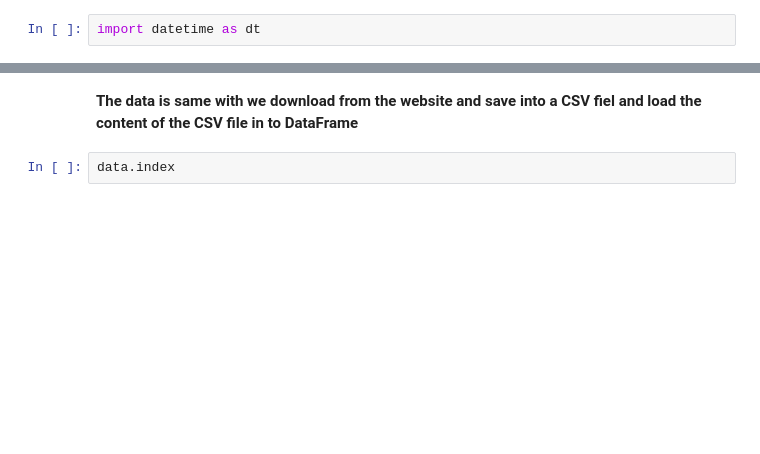
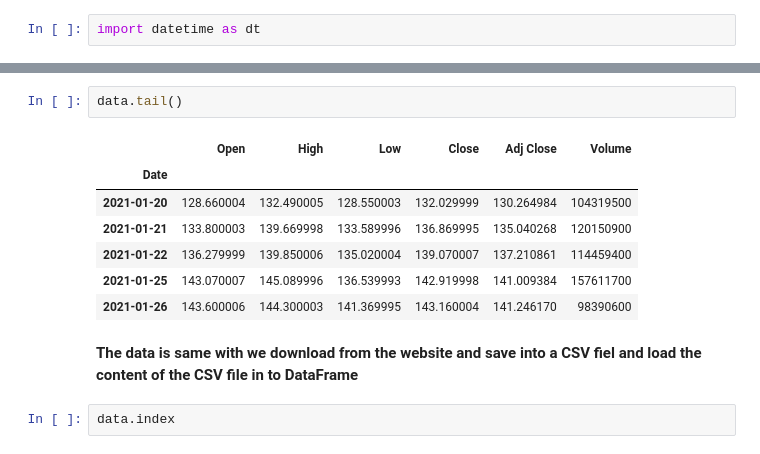
Before and after one commit to GangminLi/Financial-Risk-Management-with-Python, a Jupyter notebook: 05 - Pandas Datareader.ipynb, the cells around one changed output, grey strips where cells are left out. Cells and saved outputs as stored; diff of their text form; blank space fills up the shorter version.

```diff
--- a/05 - Pandas Datareader.ipynb
+++ b/05 - Pandas Datareader.ipynb
@@ -59,3 +98,13 @@ data.head()
+# %%
+data.tail()
+# %% [output]
+|  | Open | High | Low | Close | Adj Close | Volume |
+| Date |  |  |  |  |  |  |
+| 2021-01-20 | 128.660004 | 132.490005 | 128.550003 | 132.029999 | 130.264984 | 104319500 |
+| 2021-01-21 | 133.800003 | 139.669998 | 133.589996 | 136.869995 | 135.040268 | 120150900 |
+| 2021-01-22 | 136.279999 | 139.850006 | 135.020004 | 139.070007 | 137.210861 | 114459400 |
+| 2021-01-25 | 143.070007 | 145.089996 | 136.539993 | 142.919998 | 141.009384 | 157611700 |
+| 2021-01-26 | 143.600006 | 144.300003 | 141.369995 | 143.160004 | 141.246170 | 98390600 |
 # %% [markdown]
 **The data is same with we download from the website and save into a CSV fiel and load the content of the CSV file in to DataFrame**
 # %%
```
Also changed, not shown: parts of 25 cells of this notebook, 5 other files.
